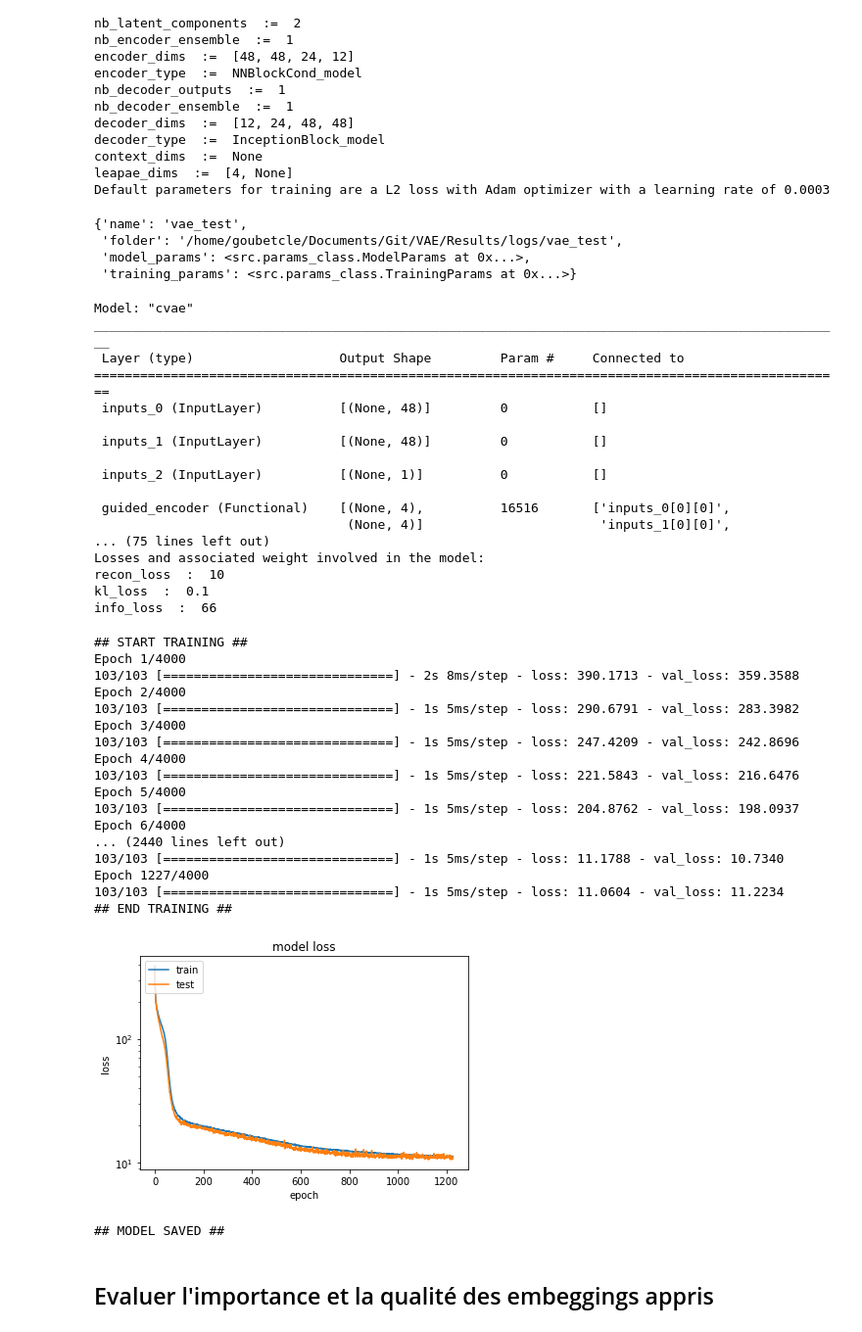
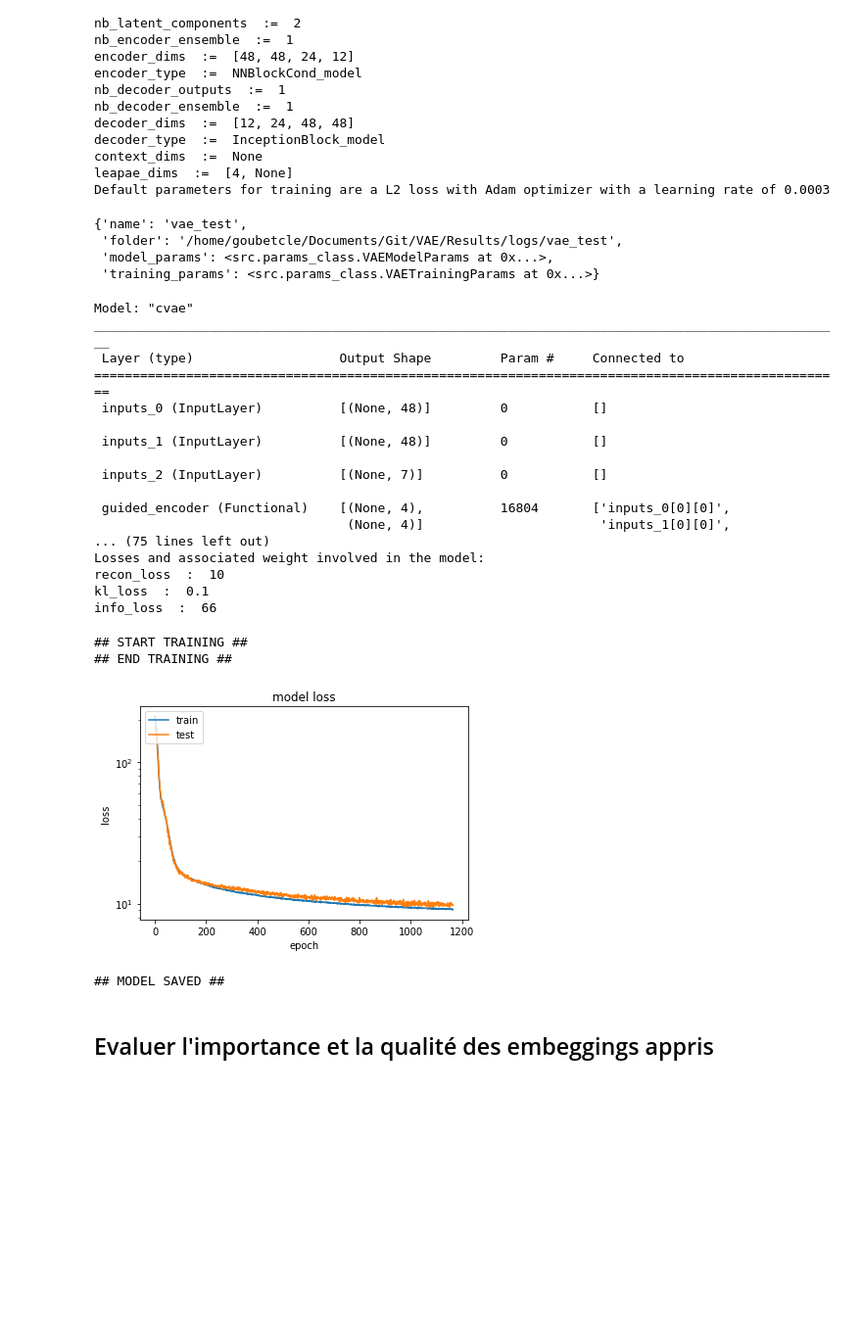
Before and after one commit to GoubetClem/VAE, a Jupyter notebook: 2-Train_a_GuidedCVAE.ipynb, the cells around one changed output. Shown at 98% size. Cells and saved outputs as stored; diff of their text form; code cells hidden in the pictures; blank space fills up the shorter version.

Commit message:
notebook guided cvae trained

```diff
--- a/2-Train_a_GuidedCVAE.ipynb
+++ b/2-Train_a_GuidedCVAE.ipynb
@@ -373,7 +365,7 @@ Default parameters for training are a L2 loss with Adam optimizer with a learnin
 # %%
 vae_params.model_params.encoder_dims = [e_dims]*(len(condtovae_dims)+1)
 vae_params.model_params.decoder_dims = d_dims
-vae_params.model_params.input_dims = [df_conso.shape[1]] + cond_to_emb
+vae_params.model_params.input_dims = [df_conso.shape[1]] + condtovae_dims
 
 vae_params.model_params.nb_encoder_ensemble = 1
 # %%
@@ -394,8 +386,8 @@ new_cae.VAE_params.__dict__
 # %% [output]
 {'name': 'vae_test',
  'folder': '/home/goubetcle/Documents/Git/VAE/Results/logs/vae_test',
- 'model_params': <src.params_class.ModelParams at 0x...>,
- 'training_params': <src.params_class.TrainingParams at 0x...>}
+ 'model_params': <src.params_class.VAEModelParams at 0x...>,
+ 'training_params': <src.params_class.VAETrainingParams at 0x...>}
 # %%
 new_cae.build_model(vae_params)
 # %% [output]
@@ -407,9 +399,9 @@ ________________________________________________________________________________
 
  inputs_1 (InputLayer)          [(None, 48)]         0           []
 
- inputs_2 (InputLayer)          [(None, 1)]          0           []
+ inputs_2 (InputLayer)          [(None, 7)]          0           []
 
- guided_encoder (Functional)    [(None, 4),          16516       ['inputs_0[0][0]',
+ guided_encoder (Functional)    [(None, 4),          16804       ['inputs_0[0][0]',
                                  (None, 4)]                       'inputs_1[0][0]',
 ... (75 lines left out)
 Losses and associated weight involved in the model:
@@ -425,31 +417,16 @@ earl_stop = EarlyStopping(
 # %%
 train_set = df_calendar.year.values <= 2018
 test_set = df_calendar.year.values == 2019
 
 input_cvae = [df_conso.values[train_set,:]] + [c[train_set,:] for c in condarray]
 output_cvae = df_conso.values[train_set,:]
 
-new_cae.train(input_cvae, epochs= 4000, verbose=0,
+new_cae.train(input_cvae, output_cvae, epochs= 4000, verbose=0,
               batch_size=batch_size, callbacks=[earl_stop])
 # %% [output]
 ## START TRAINING ##
-Epoch 1/4000
-103/103 [==============================] - 2s 8ms/step - loss: 390.1713 - val_loss: 359.3588
-Epoch 2/4000
-103/103 [==============================] - 1s 5ms/step - loss: 290.6791 - val_loss: 283.3982
-Epoch 3/4000
-103/103 [==============================] - 1s 5ms/step - loss: 247.4209 - val_loss: 242.8696
-Epoch 4/4000
-103/103 [==============================] - 1s 5ms/step - loss: 221.5843 - val_loss: 216.6476
-Epoch 5/4000
-103/103 [==============================] - 1s 5ms/step - loss: 204.8762 - val_loss: 198.0937
-Epoch 6/4000
-... (2440 lines left out)
-103/103 [==============================] - 1s 5ms/step - loss: 11.1788 - val_loss: 10.7340
-Epoch 1227/4000
-103/103 [==============================] - 1s 5ms/step - loss: 11.0604 - val_loss: 11.2234
 ## END TRAINING ##
-[figure, old version]
+[figure, new version]
 ## MODEL SAVED ##
 # %% [markdown]
 ## Evaluer l'importance et la qualité des embeggings appris
```
Also changed, not shown: parts of 10 cells of this notebook.
